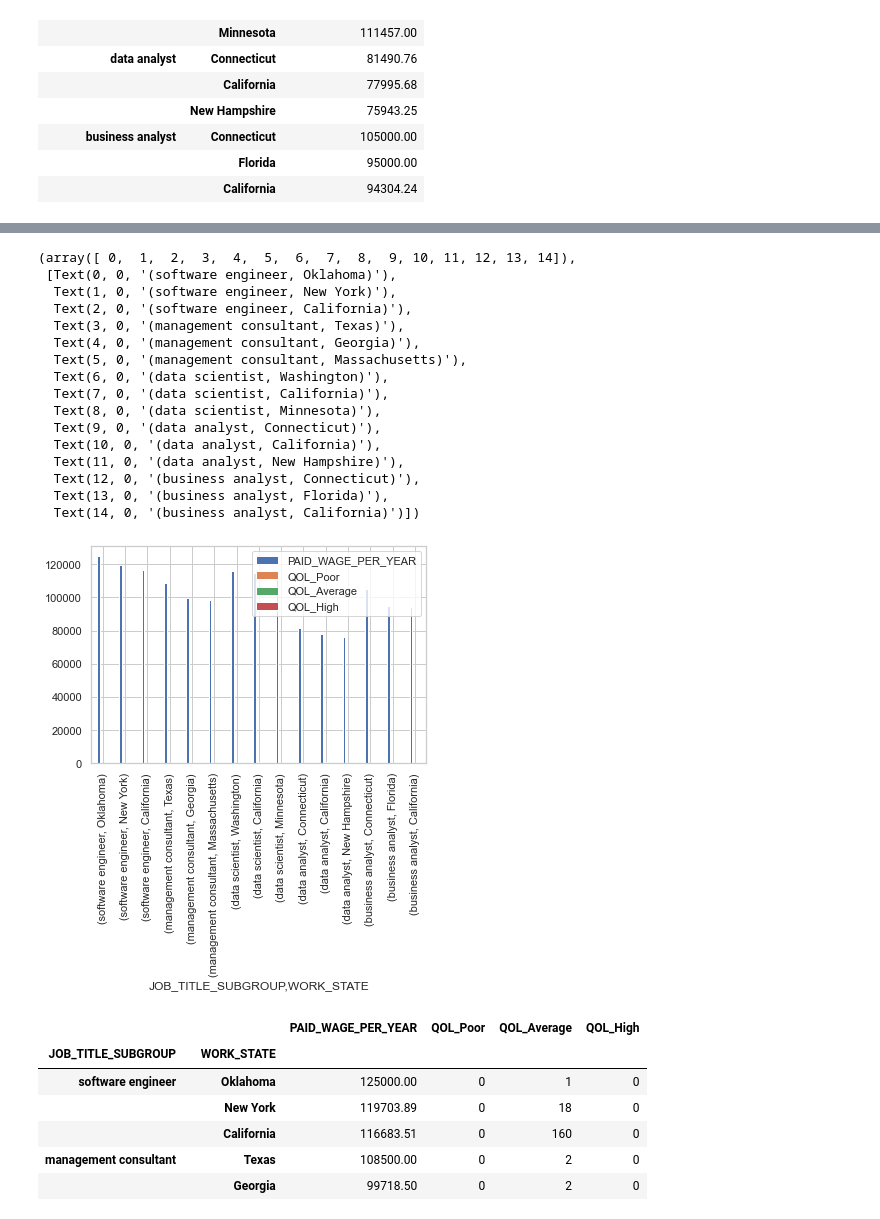
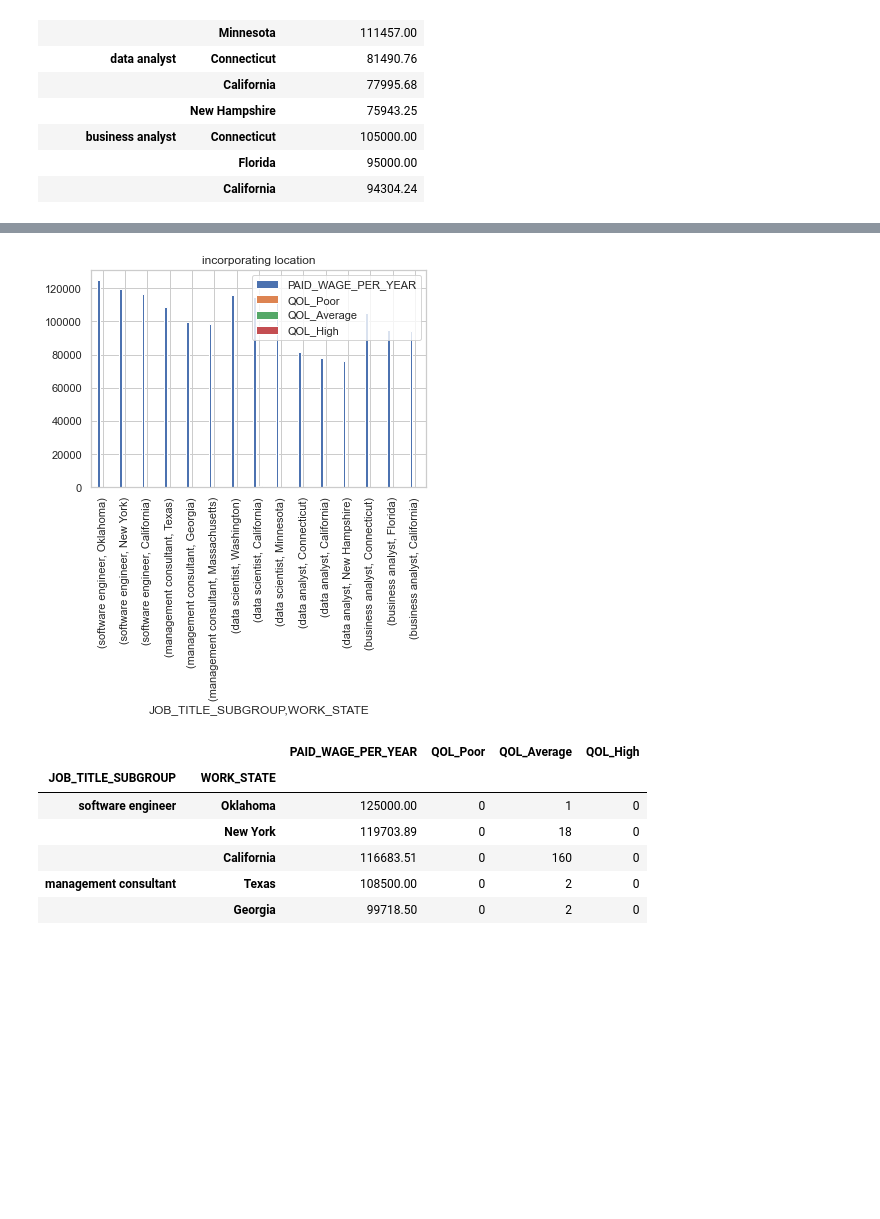
Before and after one commit to Skahlon7/DS311-Group-Project, a Jupyter notebook: Job_Analysis_Nytina_visuals.ipynb, the cells around one changed output, grey strips where cells are left out. Saved outputs shown, nothing was run; the diff lists cells and outputs as text; code cells hidden in the pictures; blank space fills up the shorter version.

```diff
--- a/Job_Analysis_Nytina_visuals.ipynb
+++ b/Job_Analysis_Nytina_visuals.ipynb
@@ -506,25 +507,11 @@ plt.show()
 # %%
 #barplot for question 1b
 data_df3.plot.bar()
 plt.xticks(rotation =90)
+plt.title('incorporating location')
+plt.show()
 # %% [output]
-(array([ 0,  1,  2,  3,  4,  5,  6,  7,  8,  9, 10, 11, 12, 13, 14]),
- [Text(0, 0, '(software engineer, Oklahoma)'),
-  Text(1, 0, '(software engineer, New York)'),
-  Text(2, 0, '(software engineer, California)'),
-  Text(3, 0, '(management consultant, Texas)'),
-  Text(4, 0, '(management consultant, Georgia)'),
-  Text(5, 0, '(management consultant, Massachusetts)'),
-  Text(6, 0, '(data scientist, Washington)'),
-  Text(7, 0, '(data scientist, California)'),
-  Text(8, 0, '(data scientist, Minnesota)'),
-  Text(9, 0, '(data analyst, Connecticut)'),
-  Text(10, 0, '(data analyst, California)'),
-  Text(11, 0, '(data analyst, New Hampshire)'),
-  Text(12, 0, '(business analyst, Connecticut)'),
-  Text(13, 0, '(business analyst, Florida)'),
-  Text(14, 0, '(business analyst, California)')])
-[figure, old version]
+[figure, new version]
 # %%
 #1b) Quality of Life
 data_df3 = data_df.copy()
```
Also changed, not shown: parts of 1 cell of this notebook.
